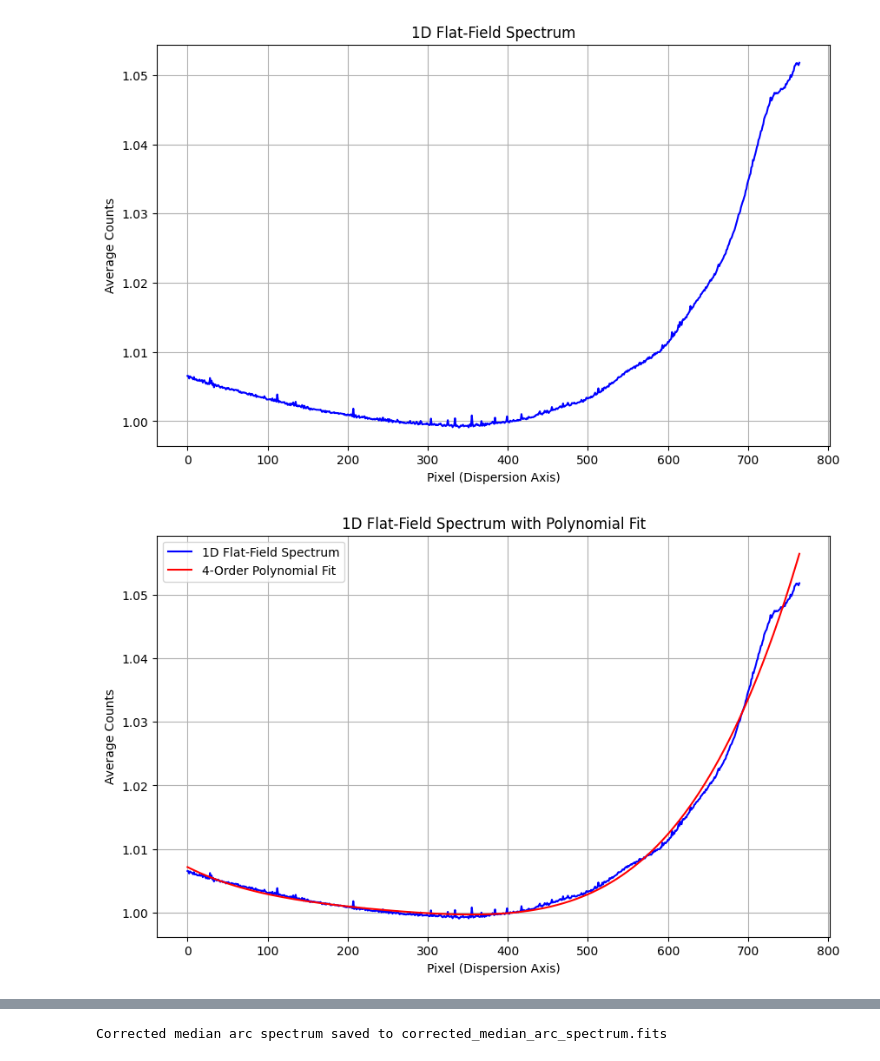
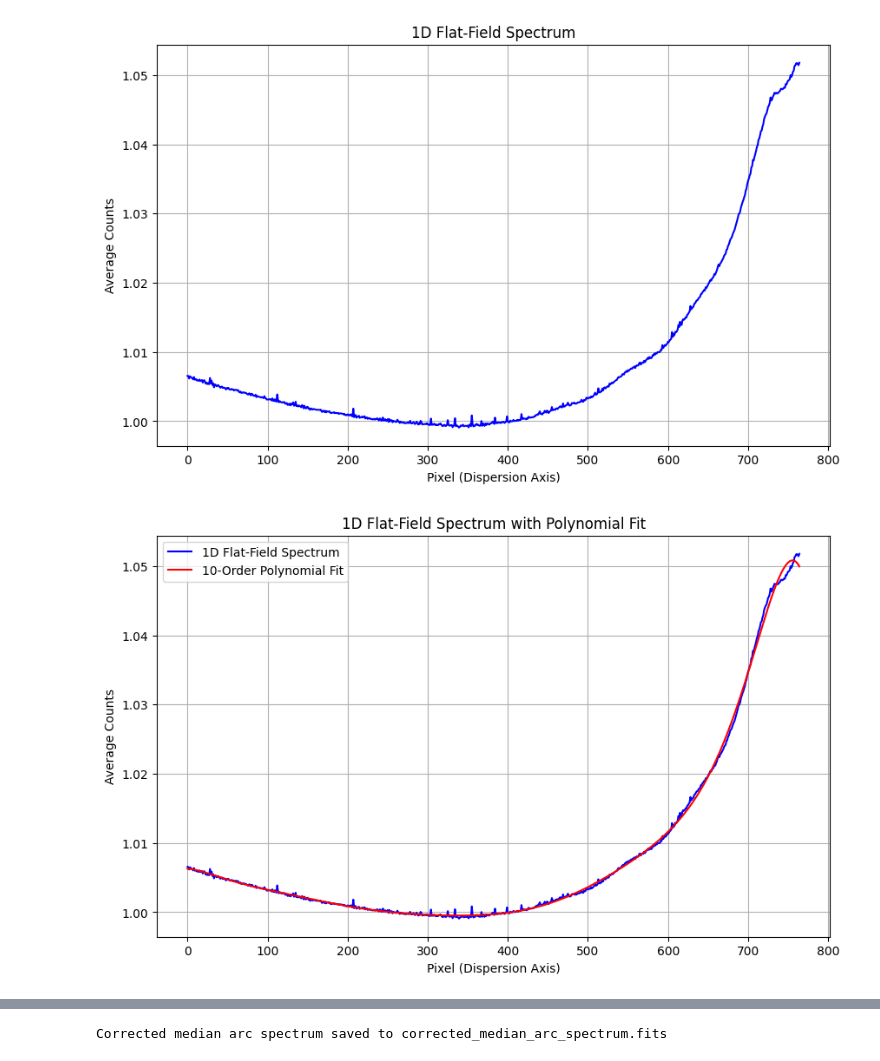
Before and after one commit to emsonmez/AST_443, a Jupyter notebook: Lab_2/Misha_Work/data_reduction.ipynb, the cells around one changed output, grey strips where cells are left out. Drawn from its saved outputs; the diff is of its cells as text; code cells hidden in the pictures.

```diff
--- a/Lab_2/Misha_Work/data_reduction.ipynb
+++ b/Lab_2/Misha_Work/data_reduction.ipynb
@@ -351,40 +361,40 @@ flat_1d = collapse_flat_field_1d(normalized_flat_field_image)
 # %% [output]
 [figure]
 # %%
-def fit_polynomial_to_flat_field(flat_1d, degree=4):
+def fit_polynomial_to_flat_field(flat_1d, degree=10):
     """
     Fit a polynomial to the 1D flat-field spectrum and plot the results.
 
     :param flat_1d: The 1D array of averaged counts from the flat-field image.
     :type flat_1d: np.ndarray
     :param degree: The degree of the polynomial to fit (default is 4).
     :type degree: int
     :return: Coefficients of the fitted polynomial.
     :rtype: np.ndarray
     """
     # Fit a polynomial to the 1D flat-field data
     x_axis = np.arange(len(flat_1d))
     polynomial_fit = Polynomial.fit(x_axis, flat_1d, deg=degree)
     # Evaluate the polynomial fit
     fit_values = polynomial_fit(x_axis)
     # Plot the 1D flat-field values and the polynomial fit
     plt.figure(figsize=(10, 6))
     plt.plot(flat_1d, label='1D Flat-Field Spectrum', color='blue')
     plt.plot(fit_values, label=f'{degree}-Order Polynomial Fit', color='red')
     plt.title('1D Flat-Field Spectrum with Polynomial Fit')
     plt.xlabel('Pixel (Dispersion Axis)')
     plt.ylabel('Average Counts')
     plt.legend()
     plt.grid(True)
     plt.show()
 
     # Return the polynomial coefficients
     return polynomial_fit.convert().coef
 
 # Example call
 polynomial_coefficients = fit_polynomial_to_flat_field(flat_1d)
 # %% [output]
-[figure, old version]
+[figure, new version]
 # %%
 def normalize_flat_field_2d(normalized_flat_field_image, polynomial_coefficients):
     """
```
Also changed, not shown: parts of 30 cells of this notebook, 21 other files.
